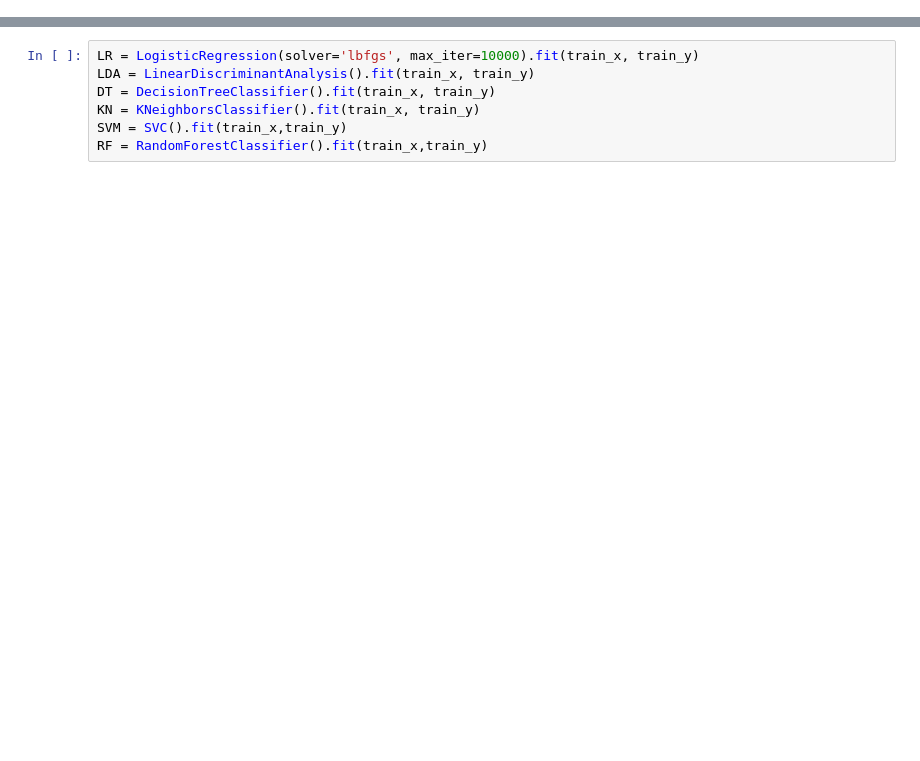
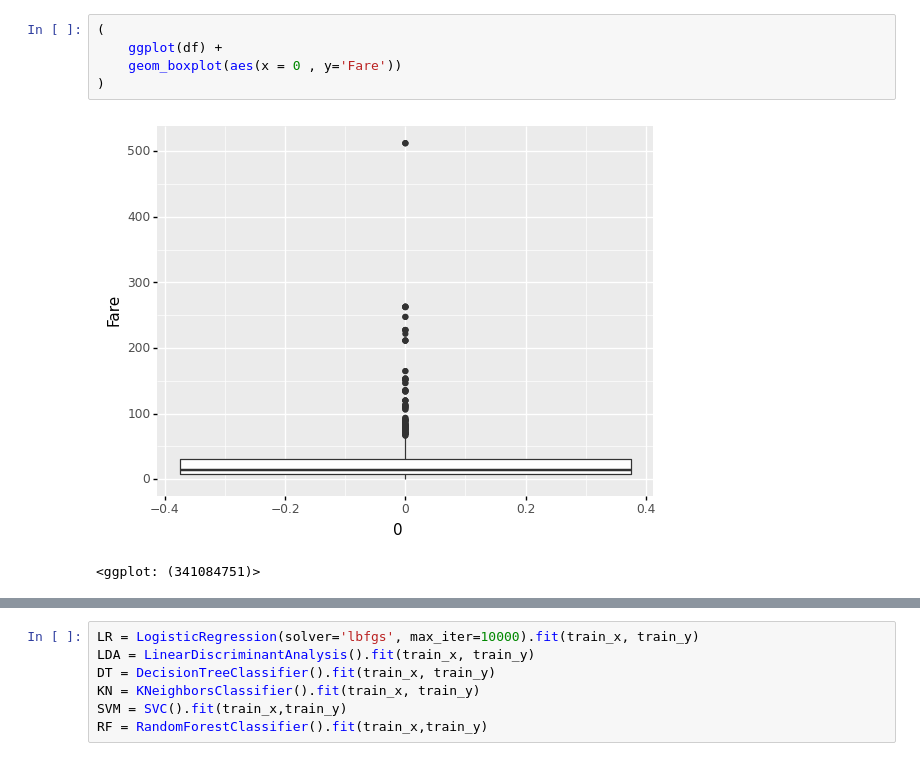
Before and after one commit to fgiordanelli/Projeto1, a Jupyter notebook: Projeto 4.ipynb, the cells around one changed output, grey strips where cells are left out. Cells and saved outputs as stored; diff of their text form; blank space fills up the shorter version.

```diff
--- a/Projeto 4.ipynb
+++ b/Projeto 4.ipynb
@@ -44 +57,9 @@ Name: Outcome, dtype: int64
+# %%
+(
+    ggplot(df) +
+    geom_boxplot(aes(x = 0 , y='Fare'))
+)
+# %% [output]
+[figure, added]
+<ggplot: (341084751)>
 # %% [markdown]
```
Also changed, not shown: parts of 31 cells of this notebook, 4 other files.
